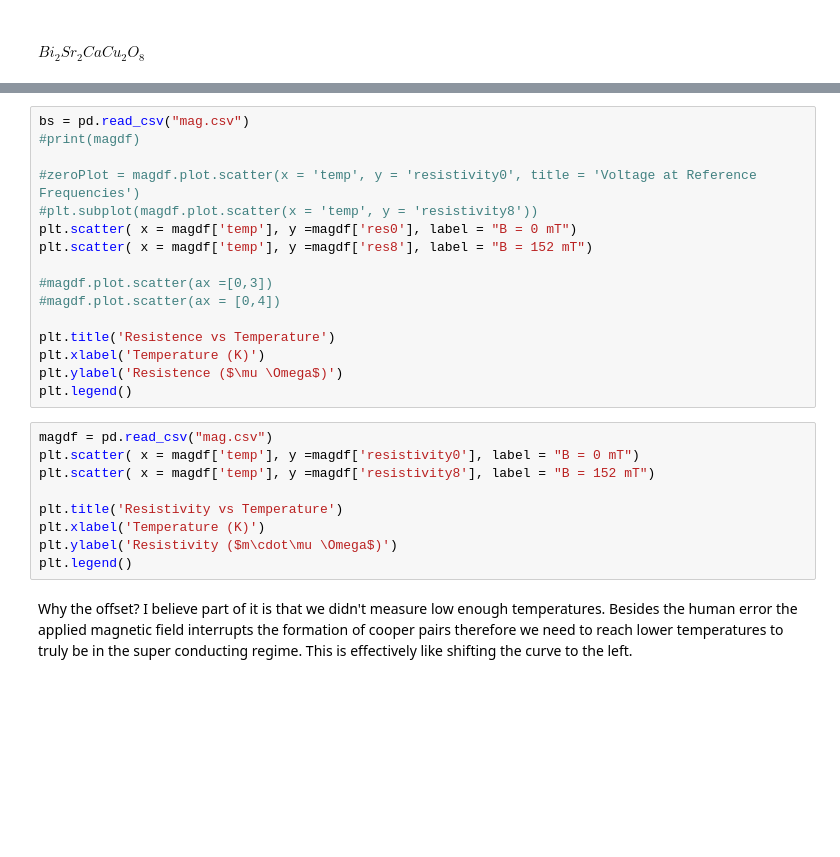
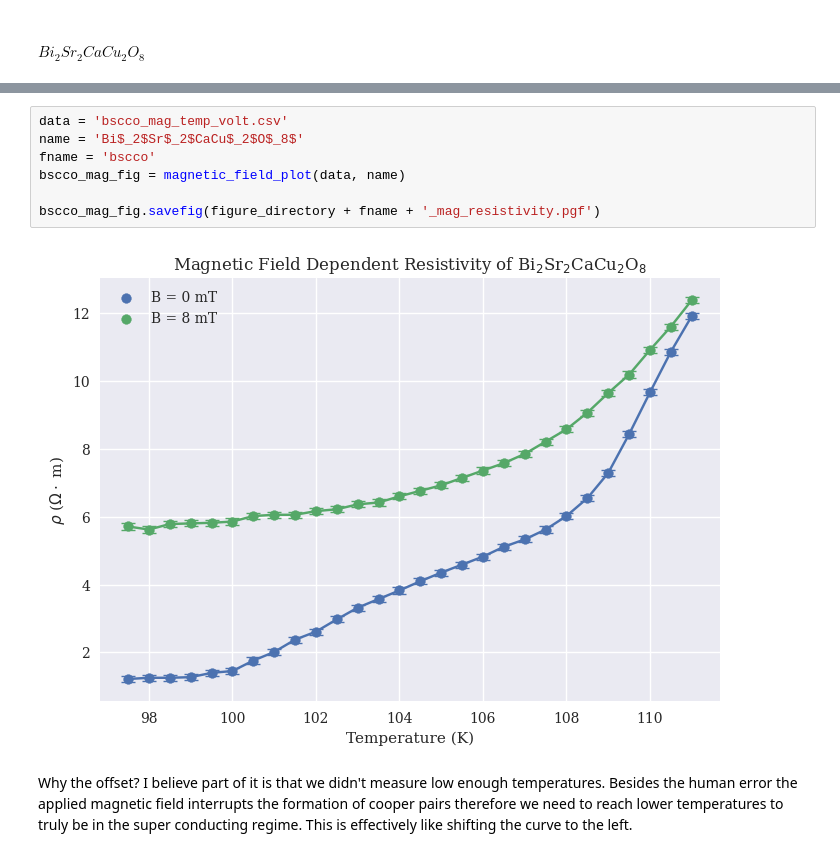
Before and after one commit to denzelayala1/lab-data-F23, a Jupyter notebook: superconductivity/analysis/dataSC.ipynb, the cells around one changed output, grey strips where cells are left out. Saved outputs shown, nothing was run; the diff lists cells and outputs as text; blank space fills up the shorter version.

```diff
--- a/superconductivity/analysis/dataSC.ipynb
+++ b/superconductivity/analysis/dataSC.ipynb
@@ -170,27 +156,11 @@ plt.savefig(figure_directory + 'bscco_mag_resistivity.pgf')
-# %%
-bs = pd.read_csv("mag.csv")
-#print(magdf)
-
-#zeroPlot = magdf.plot.scatter(x = 'temp', y = 'resistivity0', title = 'Voltage at Reference Frequencies')
-#plt.subplot(magdf.plot.scatter(x = 'temp', y = 'resistivity8'))
-plt.scatter( x = magdf['temp'], y =magdf['res0'], label = "B = 0 mT")
-plt.scatter( x = magdf['temp'], y =magdf['res8'], label = "B = 152 mT")
-
-#magdf.plot.scatter(ax =[0,3])
-#magdf.plot.scatter(ax = [0,4])
-
-plt.title('Resistence vs Temperature')
-plt.xlabel('Temperature (K)')
-plt.ylabel('Resistence ($\mu \Omega$)')
-plt.legend()
-# %%
-magdf = pd.read_csv("mag.csv")
-plt.scatter( x = magdf['temp'], y =magdf['resistivity0'], label = "B = 0 mT")
-plt.scatter( x = magdf['temp'], y =magdf['resistivity8'], label = "B = 152 mT")
-
-plt.title('Resistivity vs Temperature')
-plt.xlabel('Temperature (K)')
-plt.ylabel('Resistivity ($m\cdot\mu \Omega$)')
-plt.legend()
+# %%
+data = 'bscco_mag_temp_volt.csv'
+name = 'Bi$_2$Sr$_2$CaCu$_2$O$_8$'
+fname = 'bscco'
+bscco_mag_fig = magnetic_field_plot(data, name)
+
+bscco_mag_fig.savefig(figure_directory + fname + '_mag_resistivity.pgf')
+# %% [output]
+[figure, added]
 # %% [markdown]
 Why the offset? I believe part of it is that we didn't measure low enough temperatures. Besides the human error the applied magnetic field interrupts the formation of cooper pairs therefore we need to reach lower temperatures to truly be in the super conducting regime. This is effectively like shifting the curve to the left.
```
Also changed, not shown: parts of 11 cells of this notebook, 14 other files.
